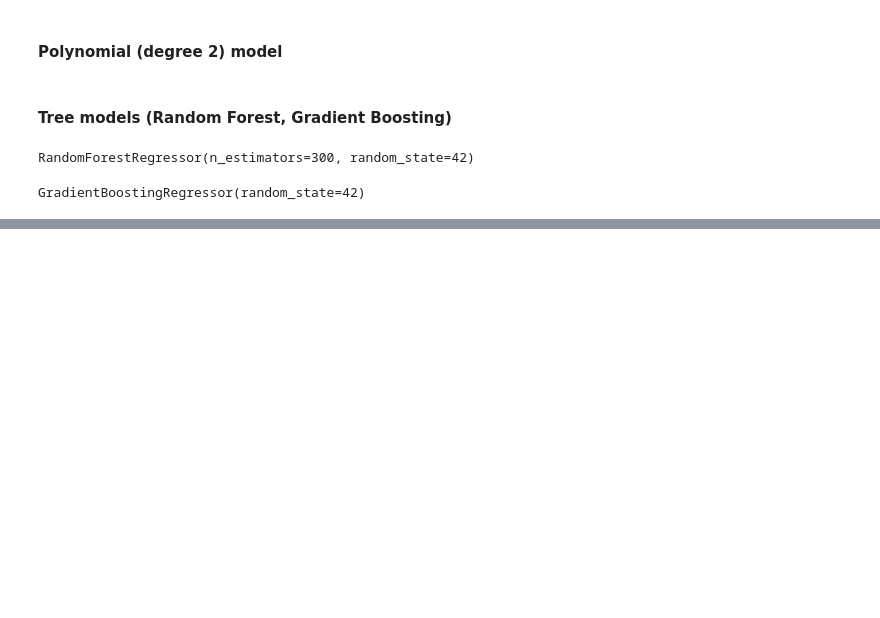
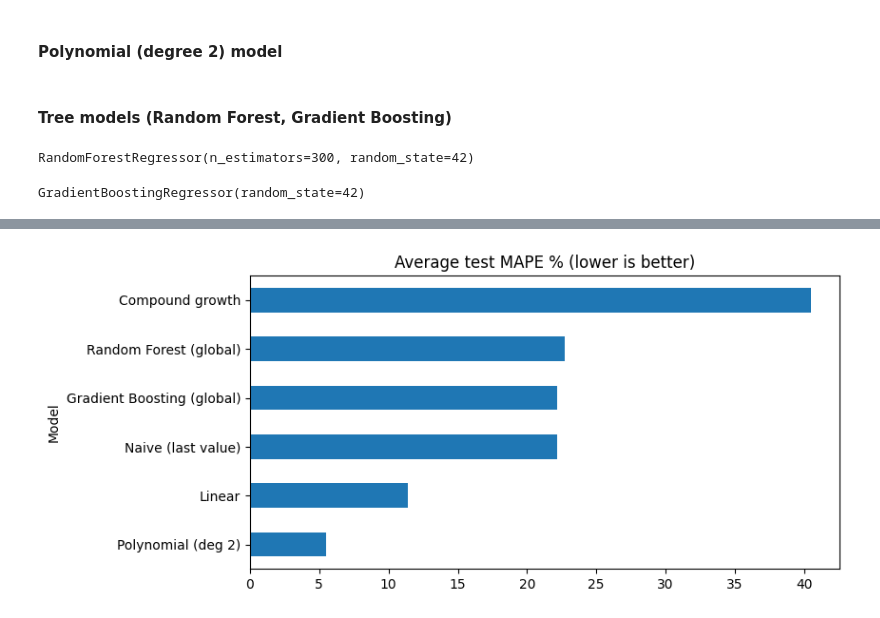
Before and after one commit to SREEHARI09/Land_price_prediction, a Jupyter notebook: Preprocessing.ipynb, the cells around one changed output, grey strips where cells are left out. Cells and saved outputs as stored; diff of their text form; code cells hidden in the pictures; blank space fills up the shorter version.

```diff
--- a/Preprocessing.ipynb
+++ b/Preprocessing.ipynb
@@ -186,0 +210,10 @@ pred_gb = test_pred.pivot(index='Year', columns='Place', values='gb').values
+# %%
+m_rf = pd.DataFrame({'MAE': mean_absolute_error(actual, pred_rf, multioutput='raw_values'),
+                     'RMSE': root_mean_squared_error(actual, pred_rf, multioutput='raw_values'),
+                     'MAPE_%': mean_absolute_percentage_error(actual, pred_rf, multioutput='raw_values') * 100,
+                     'R2': r2_score(actual, pred_rf, multioutput='raw_values')}, index=places)
+# %%
+m_gb = pd.DataFrame({'MAE': mean_absolute_error(actual, pred_gb, multioutput='raw_values'),
+                     'RMSE': root_mean_squared_error(actual, pred_gb, multioutput='raw_values'),
+                     'MAPE_%': mean_absolute_percentage_error(actual, pred_gb, multioutput='raw_values') * 100,
+                     'R2': r2_score(actual, pred_gb, multioutput='raw_values')}, index=places)
@@ -186,0 +222,8 @@ pred_gb = test_pred.pivot(index='Year', columns='Place', values='gb').values
+# %%
+comparison = pd.concat({'Naive (last value)': m_naive,
+                        'Linear': m_lin,
+                        'Compound growth': m_comp,
+                        'Polynomial (deg 2)': m_poly,
+                        'Random Forest (global)': m_rf,
+                        'Gradient Boosting (global)': m_gb}, names=['Model', 'Place'])
+comparison
@@ -186,0 +249,3 @@ pred_gb = test_pred.pivot(index='Year', columns='Place', values='gb').values
+# %%
+summary = comparison.groupby('Model').mean().sort_values('RMSE')
+summary
@@ -186,0 +261,5 @@ pred_gb = test_pred.pivot(index='Year', columns='Place', values='gb').values
+# %%
+summary['MAPE_%'].sort_values().plot(kind='barh', figsize=(8, 4), title='Average test MAPE % (lower is better)')
+plt.show()
+# %% [output]
+[figure, added]
```
Also changed, not shown: parts of 28 cells of this notebook.
